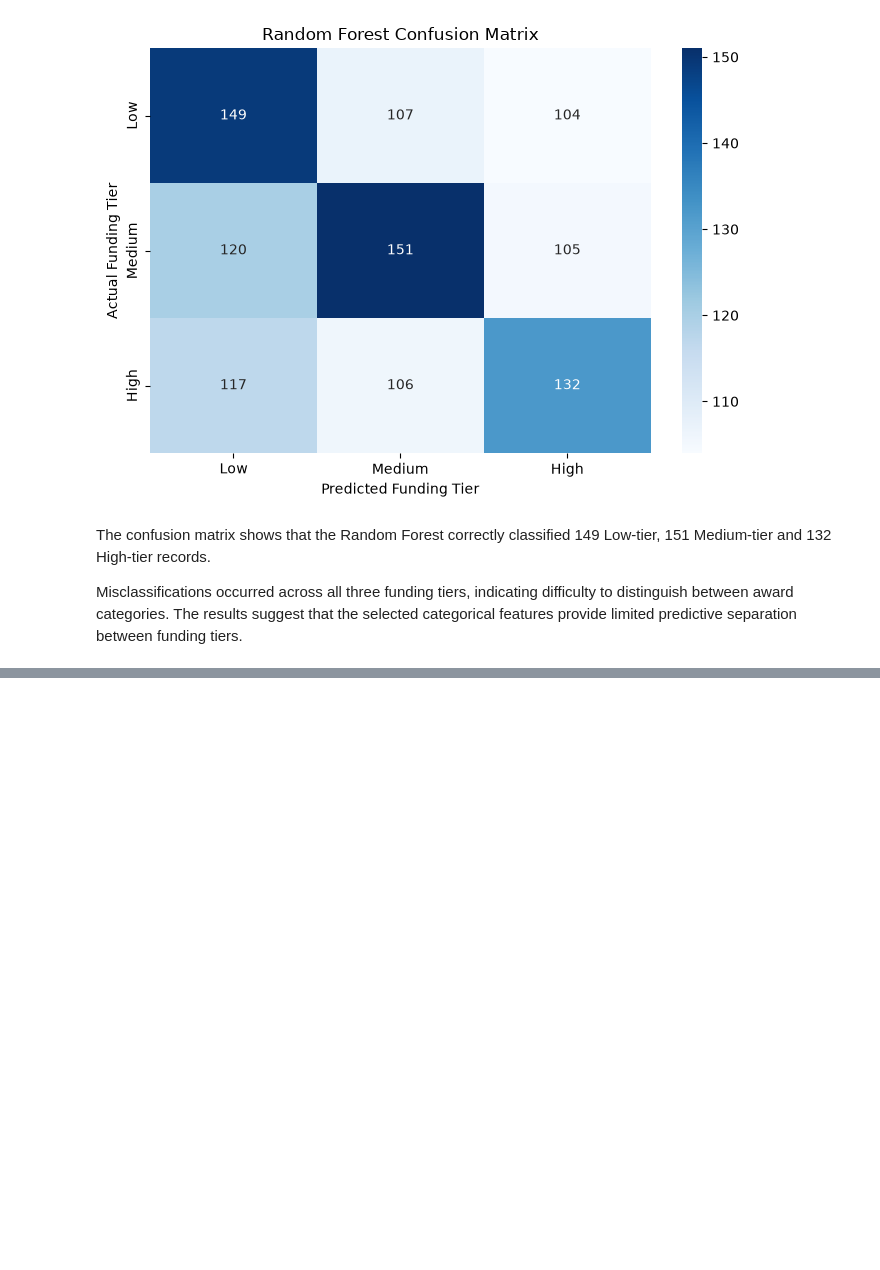
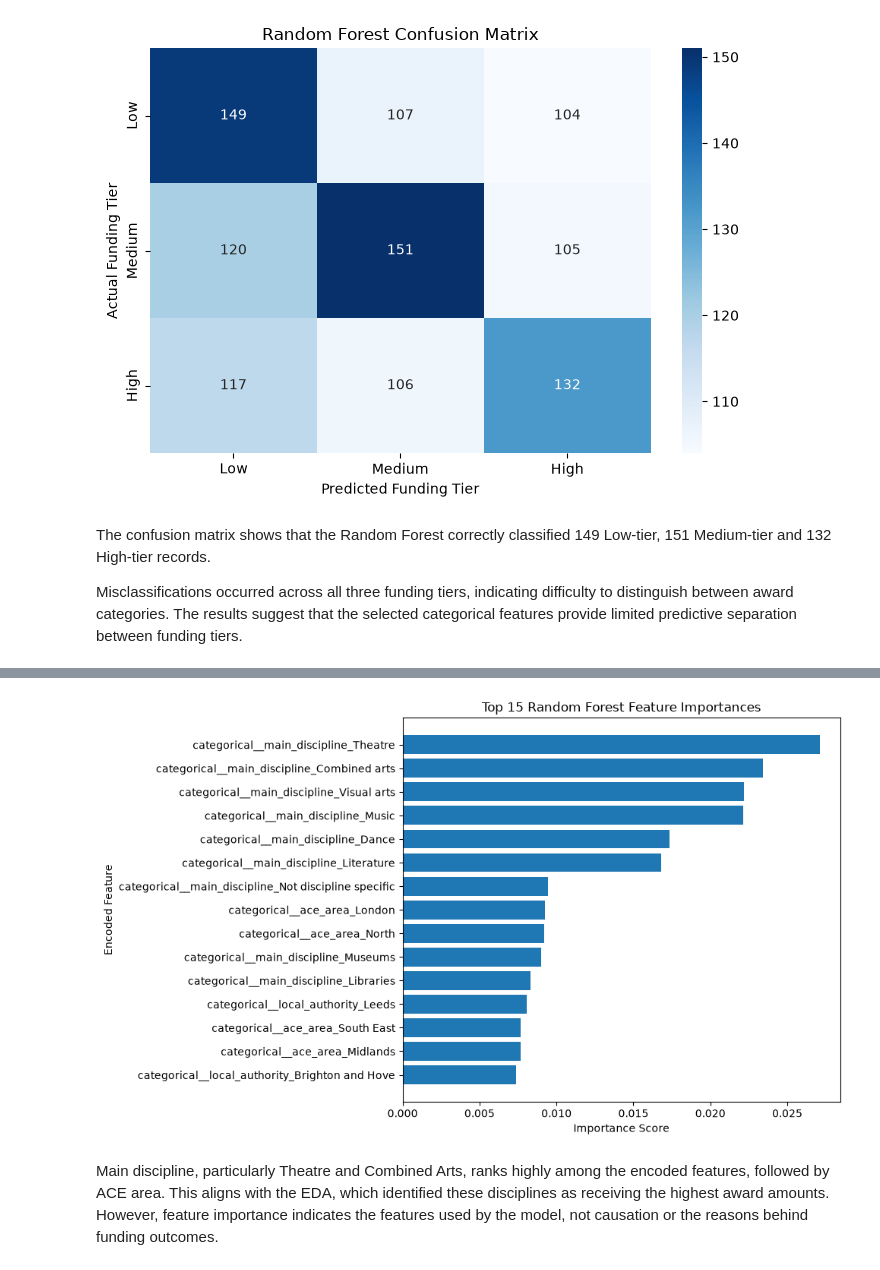
Before and after one commit to vik4t11/Arts-Council-England-Awards-Painted-by-Numbers, a Jupyter notebook: notebooks/4_machine_learning_model.ipynb, the cells around one changed output, grey strips where cells are left out. Saved outputs shown, nothing was run; the diff lists cells and outputs as text; code cells hidden in the pictures; blank space fills up the shorter version.

Commit message:
add feature importance evaluation

```diff
--- a/notebooks/4_machine_learning_model.ipynb
+++ b/notebooks/4_machine_learning_model.ipynb
@@ -411,0 +420,29 @@ Misclassifications occurred across all three funding tiers, indicating difficult
+# %%
+# Create a DataFrame of encoded feature names and their importance scores
+importance_df = pd.DataFrame({
+    "Feature": preprocessor.get_feature_names_out(),
+    "Importance": rf_pipeline.named_steps["classifier"].feature_importances_
+})
+
+# Select the top 15 most important features and sort for a readable bar chart
+top_features = importance_df.nlargest(15, "Importance").sort_values(
+    by="Importance",
+    ascending=True
+)
+
+plt.figure(figsize=(10, 6))
+
+plt.barh(
+    top_features["Feature"],
+    top_features["Importance"]
+)
+
+plt.title("Top 15 Random Forest Feature Importances")
+plt.xlabel("Importance Score")
+plt.ylabel("Encoded Feature")
+plt.tight_layout()
+plt.show()
+# %% [output]
+[figure, added]
+# %% [markdown]
+Main discipline, particularly Theatre and Combined Arts, ranks highly among the encoded features, followed by ACE area. This aligns with the EDA, which identified these disciplines as receiving the highest award amounts. However, feature importance indicates the features used by the model, not causation or the reasons behind funding outcomes.
```
Also changed, not shown: parts of 2 cells of this notebook.
